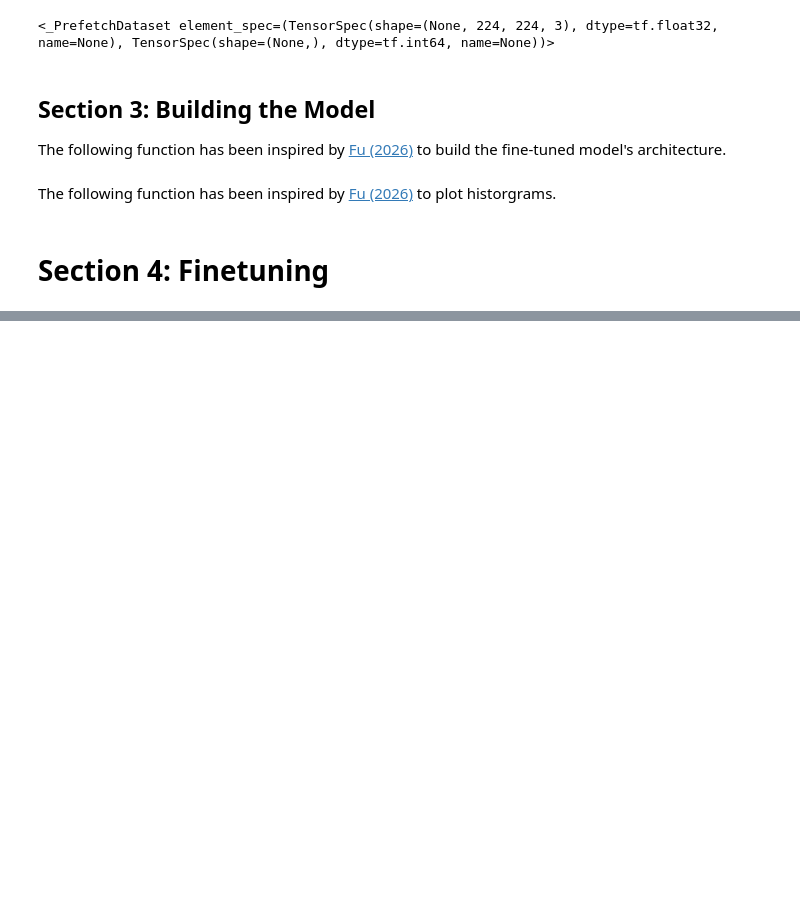
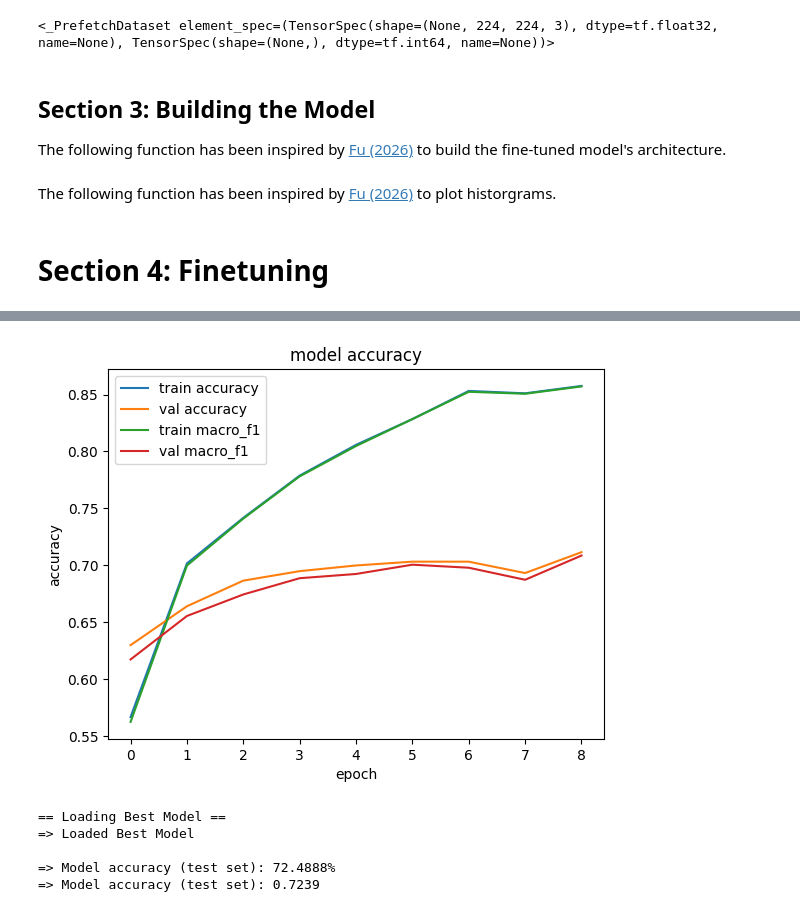
Before and after one commit to Flamingsides/f20dl-coursework-1, a Jupyter notebook: notebooks/efficientnetb0_fine_tuned.ipynb, the cells around one changed output, grey strips where cells are left out. Drawn from its saved outputs; the diff is of its cells as text; code cells hidden in the pictures; blank space fills up the shorter version.

```diff
--- a/notebooks/efficientnetb0_fine_tuned.ipynb
+++ b/notebooks/efficientnetb0_fine_tuned.ipynb
@@ -146,0 +203,29 @@ test_predictions = model.predict(test_ds)
+# %%
+# Get model
+model = build_model(0.3, 1e-3)
+epochs = 15
+
+# After a laptop crash, it was deemed necessary to log backups.
+# The following code has been offered by Claude after the prompt:
+#   If my vscode closes and I restart the training, does it continue from where it stopped?
+#   If not, is there a way to make it do that?
+from keras import callbacks
+backup = callbacks.BackupAndRestore(backup_dir="./checkpoints/effnet_backup")
+log = callbacks.CSVLogger("./checkpoints/effnet_history.csv", append=True)
+best = callbacks.ModelCheckpoint("./checkpoints/effnet_best.keras",
+                                 monitor="val_accuracy", save_best_only=True)
+
+
+# To allow f1_scores to be used
+def one_hot(ds):
+    return ds.map(lambda x, y: (x, tf.one_hot(y, NUM_CLASSES)))
+
+hist = model.fit(
+    one_hot(train_ds),
+    epochs=epochs,
+    validation_data=one_hot(val_ds),
+    callbacks=[backup, log, best]
+)
+
+plot_hist(hist)
+# %% [output]
@@ -146,0 +251,31 @@ test_predictions = model.predict(test_ds)
+[figure, added]
+# %%
+# The following testing code has been taken from Claude (lightly edited).
+# Claude was asked to explain how to test the model given our test_ds is
+# a generator and not the entire dataset loaded into memory itself.
+
+import numpy as np
+from sklearn.metrics import accuracy_score, f1_score
+from keras.models import load_model
+from keras import Model
+
+# Load the best model (if using ModelCheckpoint in previous cell)
+print("== Loading Best Model ==")
+model: Model = load_model("./checkpoints/effnet_best.keras") # type: ignore
+print("=> Loaded Best Model\n")
+
+y_preds, y_true = [], []
+for x, y in test_ds:
+    y_preds.append(model.predict_on_batch(x))
+    y_true.append(np.array(y))
+y_preds = np.concatenate(y_preds).argmax(1)
+y_true = np.concatenate(y_true)
+
+print(f"=> Model accuracy (test set): {accuracy_score(y_true, y_preds) * 100:.4f}%")
+print(f"=> Model accuracy (test set): {f1_score(y_true, y_preds, average="macro"):.4f}")
+# %% [output]
+== Loading Best Model ==
+=> Loaded Best Model
+
+=> Model accuracy (test set): 72.4888%
+=> Model accuracy (test set): 0.7239
```
Also changed, not shown: parts of 11 cells of this notebook.
